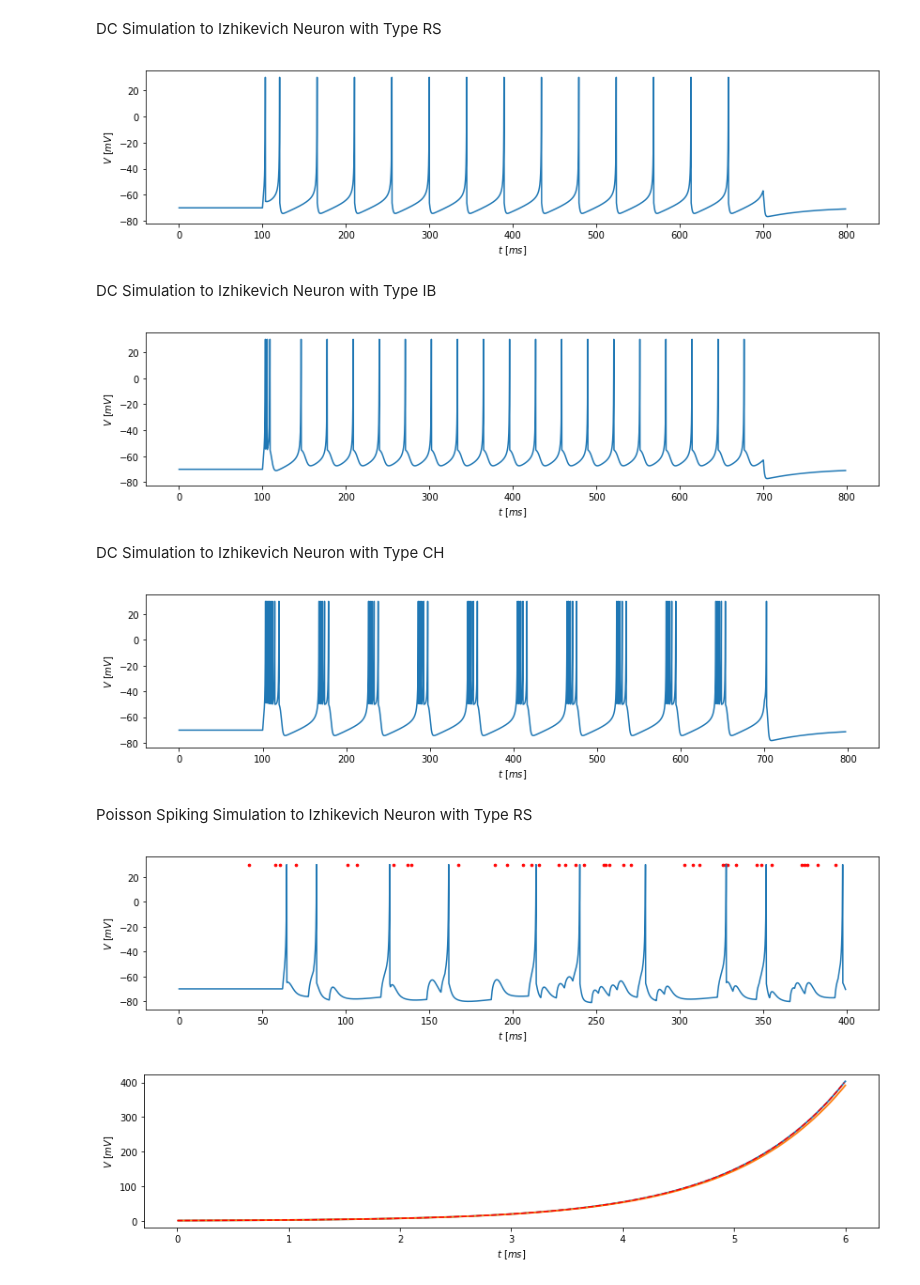
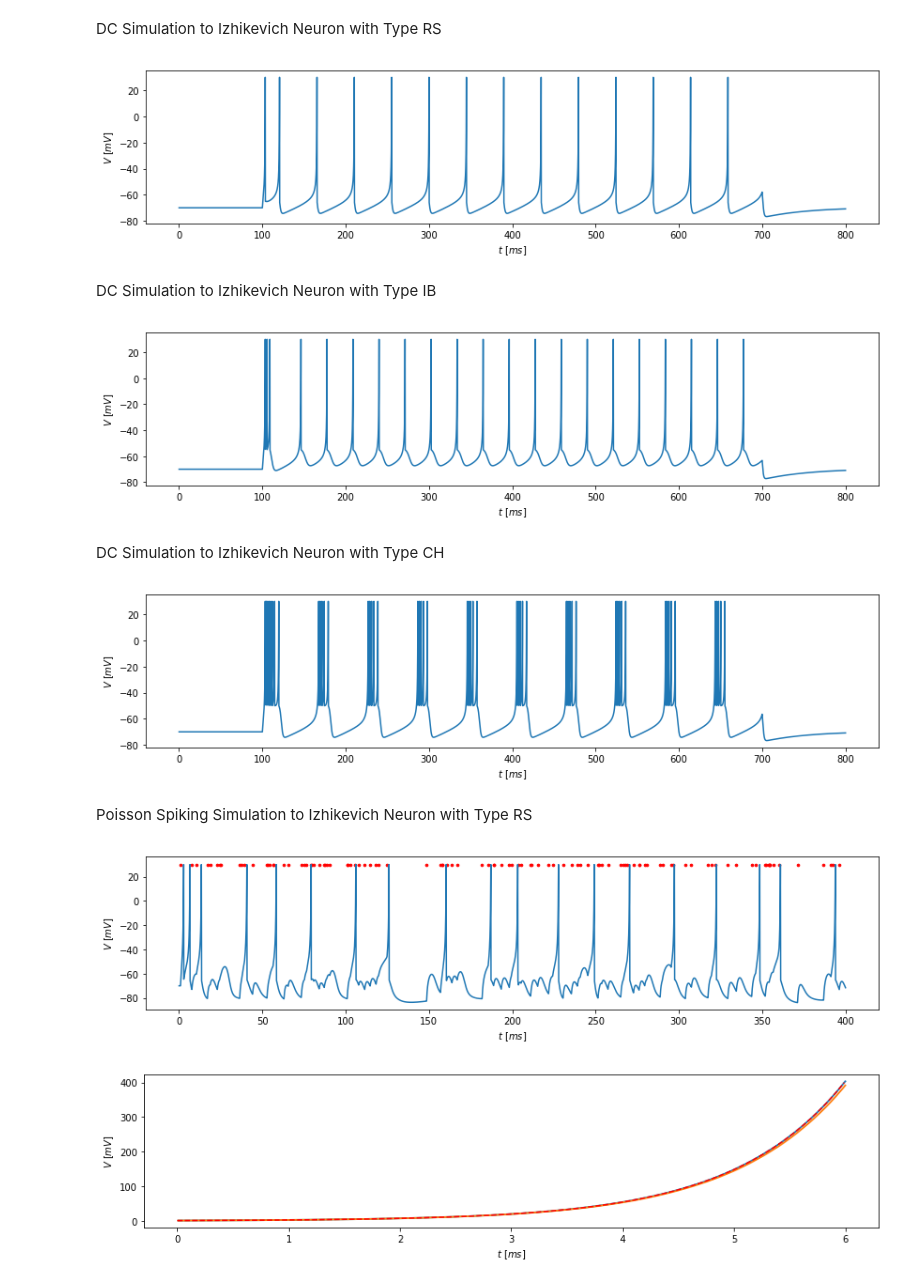
Before and after one commit to monlie/pyBrain, a Jupyter notebook: Untitled.ipynb, the cells around one changed output. Saved outputs shown, nothing was run; the diff lists cells and outputs as text; code cells hidden in the pictures.

Commit message:
add encoder

```diff
--- a/Untitled.ipynb
+++ b/Untitled.ipynb
@@ -20,60 +20,62 @@ DC Simulation to Izhikevich Neuron with Type RS
 # %%
 test_neuron = neuron.NeuronFactory("RS", lambda t: (0 if t < 100 or t > 700 else -10))
 osi = oscilloscope.VoltageOscilloscope(test_neuron)
-itr = integrator.Integrator(test_neuron, 0.1)
-itr.integrate(8000, callback=None)
+itr = integrator.Integrator([test_neuron], 0.05)
+itr.integrate(800, callback=None)
 
 #draw
 fig = plt.figure(figsize=(14, 3))
 osi.display(fig, lw=1.5)
 plt.show()
 # %% [output]
-[figure, old version]
+[figure, new version]
 # %% [markdown]
 DC Simulation to Izhikevich Neuron with Type IB
 # %%
 test_neuron = neuron.NeuronFactory("IB", lambda t: (0 if t < 100 or t > 700 else -10))
 osi = oscilloscope.VoltageOscilloscope(test_neuron)
-itr = integrator.Integrator(test_neuron, 0.1)
-itr.integrate(8000, callback=None)
+itr = integrator.Integrator([test_neuron], 0.05)
+itr.integrate(800, callback=None)
 
 #draw
 fig = plt.figure(figsize=(14, 3))
 osi.display(fig, lw=1.5)
 plt.show()
 # %% [output]
-[figure, old version]
+[figure, new version]
 # %% [markdown]
 DC Simulation to Izhikevich Neuron with Type CH
 # %%
 test_neuron = neuron.NeuronFactory("CH", lambda t: (0 if t < 100 or t > 700 else -10))
 osi = oscilloscope.VoltageOscilloscope(test_neuron)
-itr = integrator.Integrator(test_neuron, 0.1)
-itr.integrate(8000, callback=None)
+itr = integrator.Integrator([test_neuron], 0.05)
+itr.integrate(800, callback=None)
 
 #draw
 fig = plt.figure(figsize=(14, 3))
 osi.display(fig, lw=1.5)
 plt.show()
 # %% [output]
-[figure, old version]
+[figure, new version]
 # %% [markdown]
 Poisson Spiking Simulation to Izhikevich Neuron with Type RS
 # %%
+from network import Encoder
+
 test_neuron = neuron.NeuronFactory("RS")
-test_syn = synapse.ChemicalSynapse(None, 0.25, 0.4, 20)
-test_neuron.presynapses.append(test_syn)
+en = Encoder(0.3)
+en.link_with(test_neuron)
 osi = oscilloscope.VoltageOscilloscope(test_neuron)
-osi2 = oscilloscope.SpikingOscilloscope(test_syn)
+osi2 = oscilloscope.SpikingOscilloscope(en.postsynapses[0])
 
-itr = integrator.Integrator(test_neuron, 0.1)
-itr.integrate(4000, callback=possion_spiking)
+itr = integrator.Integrator([en, test_neuron], 0.05)
+itr.integrate(400)
 fig = plt.figure(figsize=(14, 3))
 osi.display(fig, lw=1.5)
 osi2.display(fig, s=7, color="red")
 plt.show()
 # %% [output]
-[figure, old version]
+[figure, new version]
 # %%
 %matplotlib inline
 test_neuron = neuron._TestNeuron(np.array([1, 0], dtype=np.float64))
```
Also changed, not shown: 2 other files.
